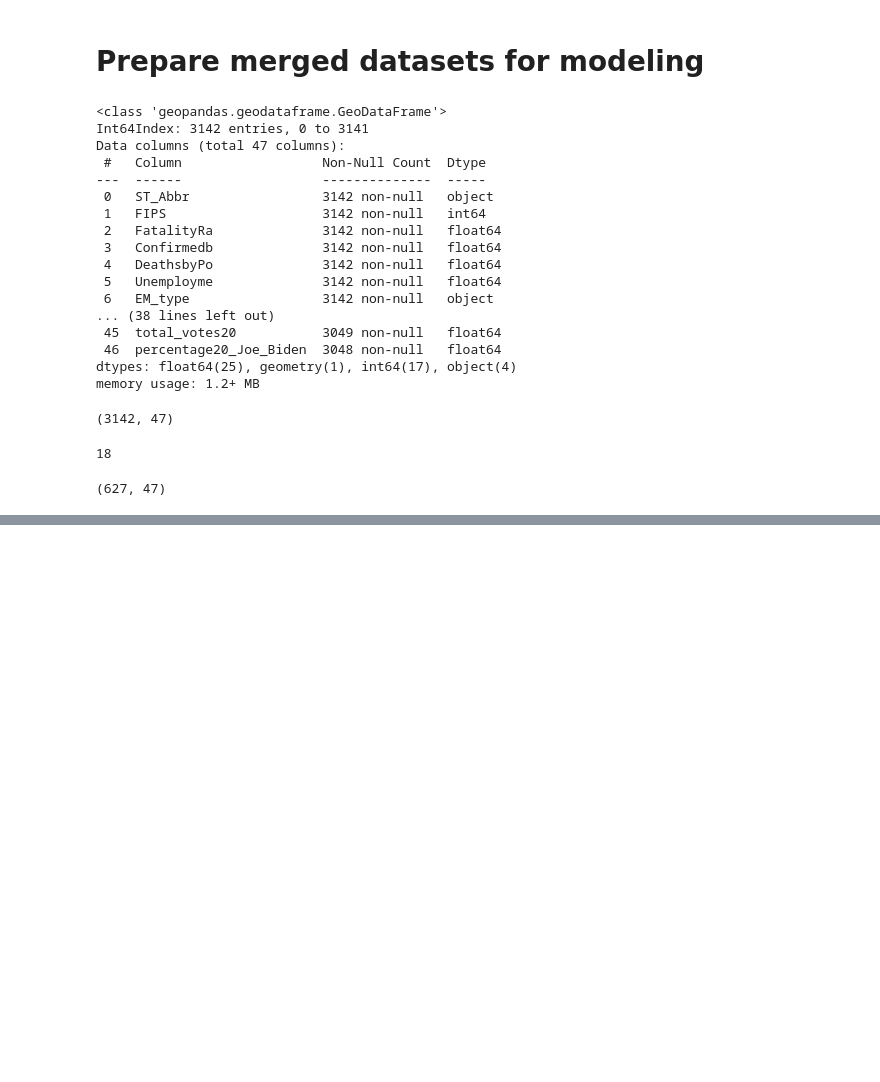
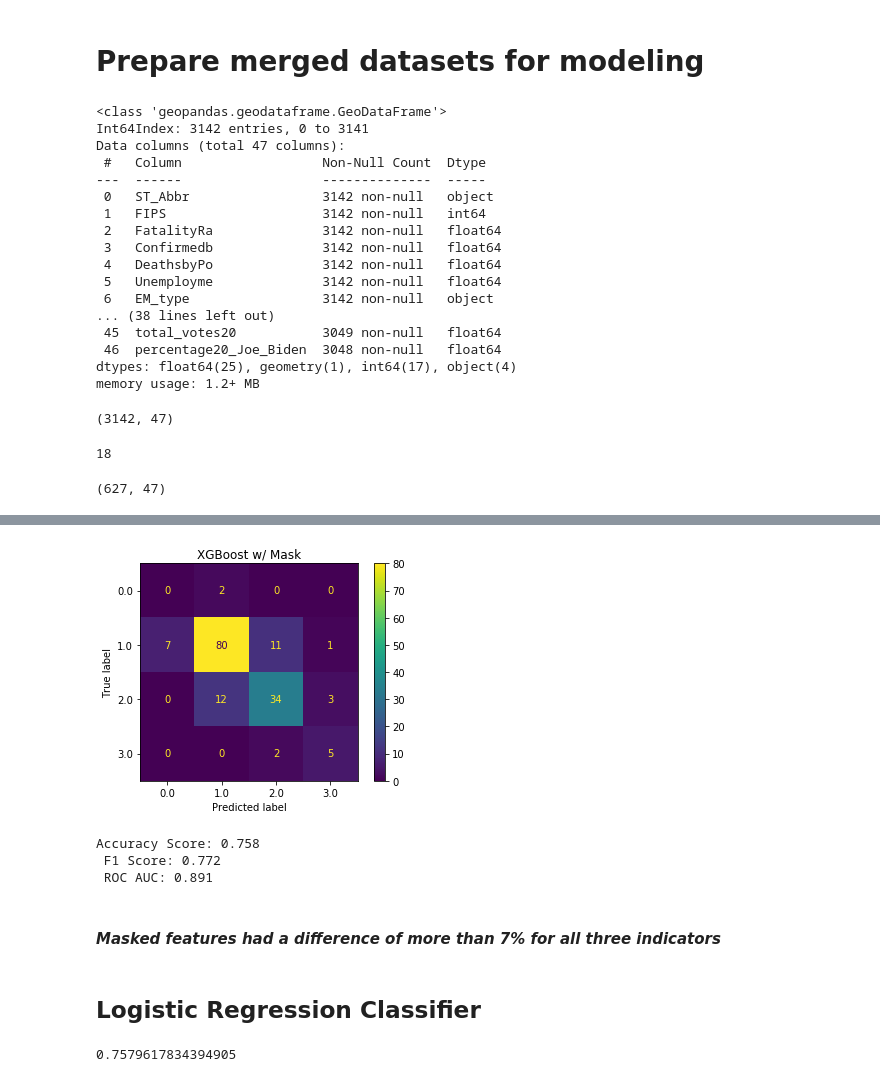
Before and after one commit to datascisteven/The-Masked-Politic, a Jupyter notebook: the_masked_politican.ipynb, the cells around one changed output, grey strips where cells are left out. Drawn from its saved outputs; the diff is of its cells as text; code cells hidden in the pictures; blank space fills up the shorter version.

```diff
--- a/the_masked_politican.ipynb
+++ b/the_masked_politican.ipynb
@@ -335,0 +335,17 @@ get_scores(lr_pipe_mask, X_test_mask, y_test_mask)
+# %%
+# check performance
+get_scores(grid_xg_mask, X_test_mask, y_test_mask, 'XGBoost w/ Mask')
+# %% [output]
+[figure, added]
+Accuracy Score: 0.758
+ F1 Score: 0.772
+ ROC AUC: 0.891
+# %% [markdown]
+#### _Masked features had a difference of more than 7% for all three indicators_
+# %% [markdown]
+## Logistic Regression Classifier
+# %%
+
+grid_xg_mask.score(X_test_mask, y_test_mask)
+# %% [output]
+0.7579617834394905
```
Also changed, not shown: parts of 51 cells of this notebook.
